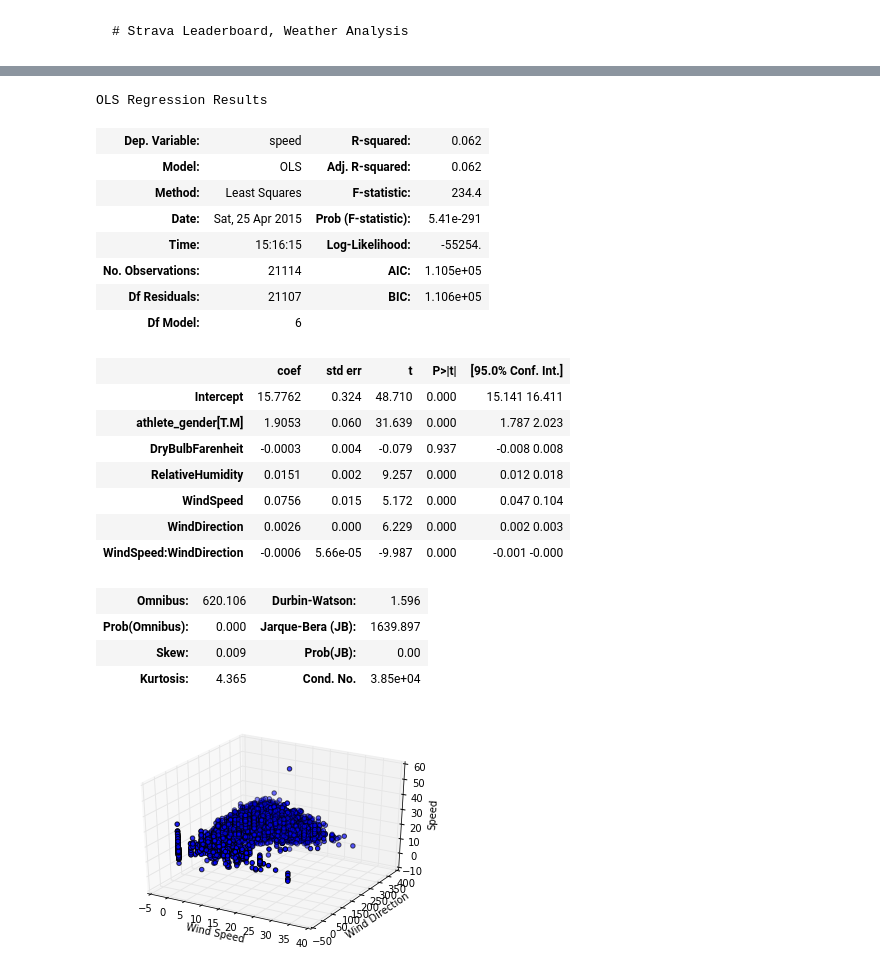
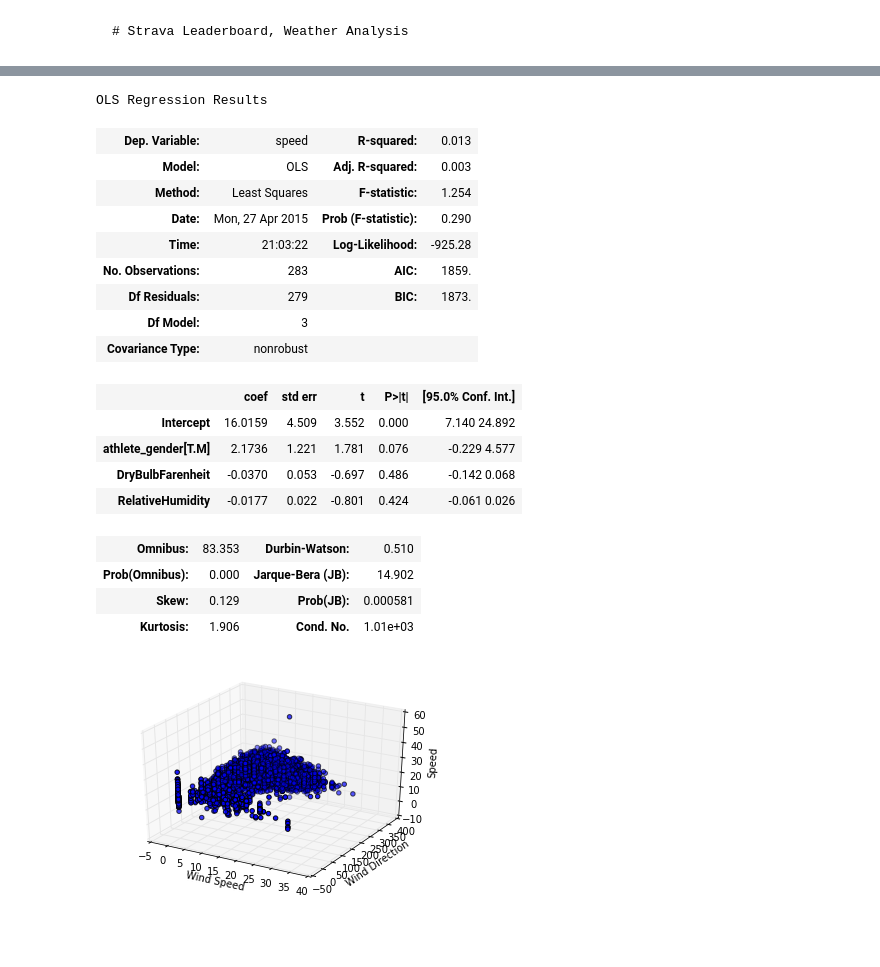
Before and after one commit to kmshelley/Strava_and_Weather_Analysis, a Jupyter notebook: strava/analyze/notebooks/strava-analysis-2.ipynb, the cells around one changed output, grey strips where cells are left out. Cells and saved outputs as stored; diff of their text form; code cells hidden in the pictures; blank space fills up the shorter version.

Commit message:
Updated data mining notebook

```diff
--- a/strava/analyze/notebooks/strava-analysis-2.ipynb
+++ b/strava/analyze/notebooks/strava-analysis-2.ipynb
@@ -12,5 +14,7 @@ from matplotlib import cm
 
 %matplotlib inline
 # %%
-df = pd.read_csv("leaderboards_weather_7308448.csv")
+print os.getcwd()
+df = None
+df = pd.read_csv("joined.csv")
 df.rename(columns={'Segment Direction': 'segment_direction'}, inplace=True)
@@ -63,6 +69,11 @@ Unnamed: 20           float64
 dtype: object
 # %%
 df["speed"] = (df["distance"] / (1609.344 * df["moving_time"])) * 3600
+# %%
+#headwind and crosswind speed calculated from: https://www.ivao.aero/training/documentation/books/PP_ADC_Headwind_croswind_calc.pdf
+df['alpha'] = np.radians(df["WindDirection"]) - np.radians(df["segment_direction"])
+df["CrossWindSpeed"] = df["WindSpeed"]*np.sin(df["alpha"])
+df["HeadWindSpeed"] = df["WindSpeed"]*np.cos(df["alpha"])
 # %%
 df[0:10]
 # %% [output]
@@ -81,28 +159,26 @@ df[0:10]
 # %%
-model1 = smf.ols(formula='speed ~ athlete_gender + DryBulbFarenheit + RelativeHumidity + WindSpeed*WindDirection', data=df).fit()
+model1 = smf.ols(formula='speed ~ athlete_gender + DryBulbFarenheit + RelativeHumidity', data=df).fit()
 model1.summary()
 # %% [output]
 OLS Regression Results
-| Dep. Variable: | speed | R-squared: | 0.062 |
-| Model: | OLS | Adj. R-squared: | 0.062 |
-| Method: | Least Squares | F-statistic: | 234.4 |
-| Date: | Sat, 25 Apr 2015 | Prob (F-statistic): | 5.41e-291 |
-| Time: | 15:16:15 | Log-Likelihood: | -55254. |
-| No. Observations: | 21114 | AIC: | 1.105e+05 |
-| Df Residuals: | 21107 | BIC: | 1.106e+05 |
-| Df Model: | 6 |  |  |
+| Dep. Variable: | speed | R-squared: | 0.013 |
+| Model: | OLS | Adj. R-squared: | 0.003 |
+| Method: | Least Squares | F-statistic: | 1.254 |
+| Date: | Mon, 27 Apr 2015 | Prob (F-statistic): | 0.290 |
+| Time: | 21:03:22 | Log-Likelihood: | -925.28 |
+| No. Observations: | 283 | AIC: | 1859. |
+| Df Residuals: | 279 | BIC: | 1873. |
+| Df Model: | 3 |  |  |
+| Covariance Type: | nonrobust |  |  |
 |  | coef | std err | t | P>|t| | [95.0% Conf. Int.] |
-| Intercept | 15.7762 | 0.324 | 48.710 | 0.000 | 15.141 16.411 |
-| athlete_gender[T.M] | 1.9053 | 0.060 | 31.639 | 0.000 | 1.787 2.023 |
-| DryBulbFarenheit | -0.0003 | 0.004 | -0.079 | 0.937 | -0.008 0.008 |
-| RelativeHumidity | 0.0151 | 0.002 | 9.257 | 0.000 | 0.012 0.018 |
-| WindSpeed | 0.0756 | 0.015 | 5.172 | 0.000 | 0.047 0.104 |
-| WindDirection | 0.0026 | 0.000 | 6.229 | 0.000 | 0.002 0.003 |
-| WindSpeed:WindDirection | -0.0006 | 5.66e-05 | -9.987 | 0.000 | -0.001 -0.000 |
+| Intercept | 16.0159 | 4.509 | 3.552 | 0.000 | 7.140 24.892 |
+| athlete_gender[T.M] | 2.1736 | 1.221 | 1.781 | 0.076 | -0.229 4.577 |
+| DryBulbFarenheit | -0.0370 | 0.053 | -0.697 | 0.486 | -0.142 0.068 |
+| RelativeHumidity | -0.0177 | 0.022 | -0.801 | 0.424 | -0.061 0.026 |
-| Omnibus: | 620.106 | Durbin-Watson: | 1.596 |
-| Prob(Omnibus): | 0.000 | Jarque-Bera (JB): | 1639.897 |
-| Skew: | 0.009 | Prob(JB): | 0.00 |
-| Kurtosis: | 4.365 | Cond. No. | 3.85e+04 |
+| Omnibus: | 83.353 | Durbin-Watson: | 0.510 |
+| Prob(Omnibus): | 0.000 | Jarque-Bera (JB): | 14.902 |
+| Skew: | 0.129 | Prob(JB): | 0.000581 |
+| Kurtosis: | 1.906 | Cond. No. | 1.01e+03 |
 # %%
 fig = plt.figure()
 ax = fig.add_subplot(111, projection='3d')
```
Also changed, not shown: parts of 9 cells of this notebook.
